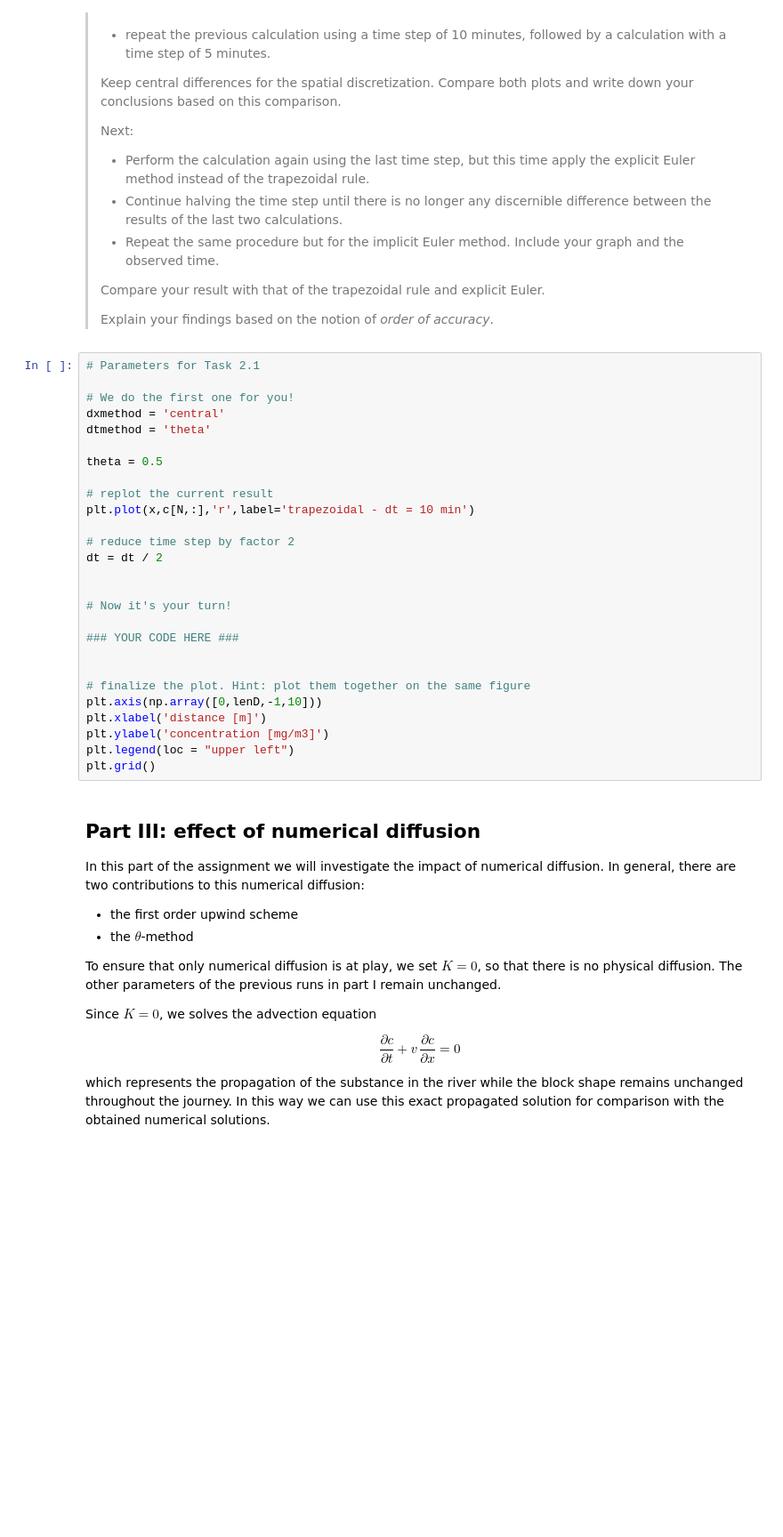
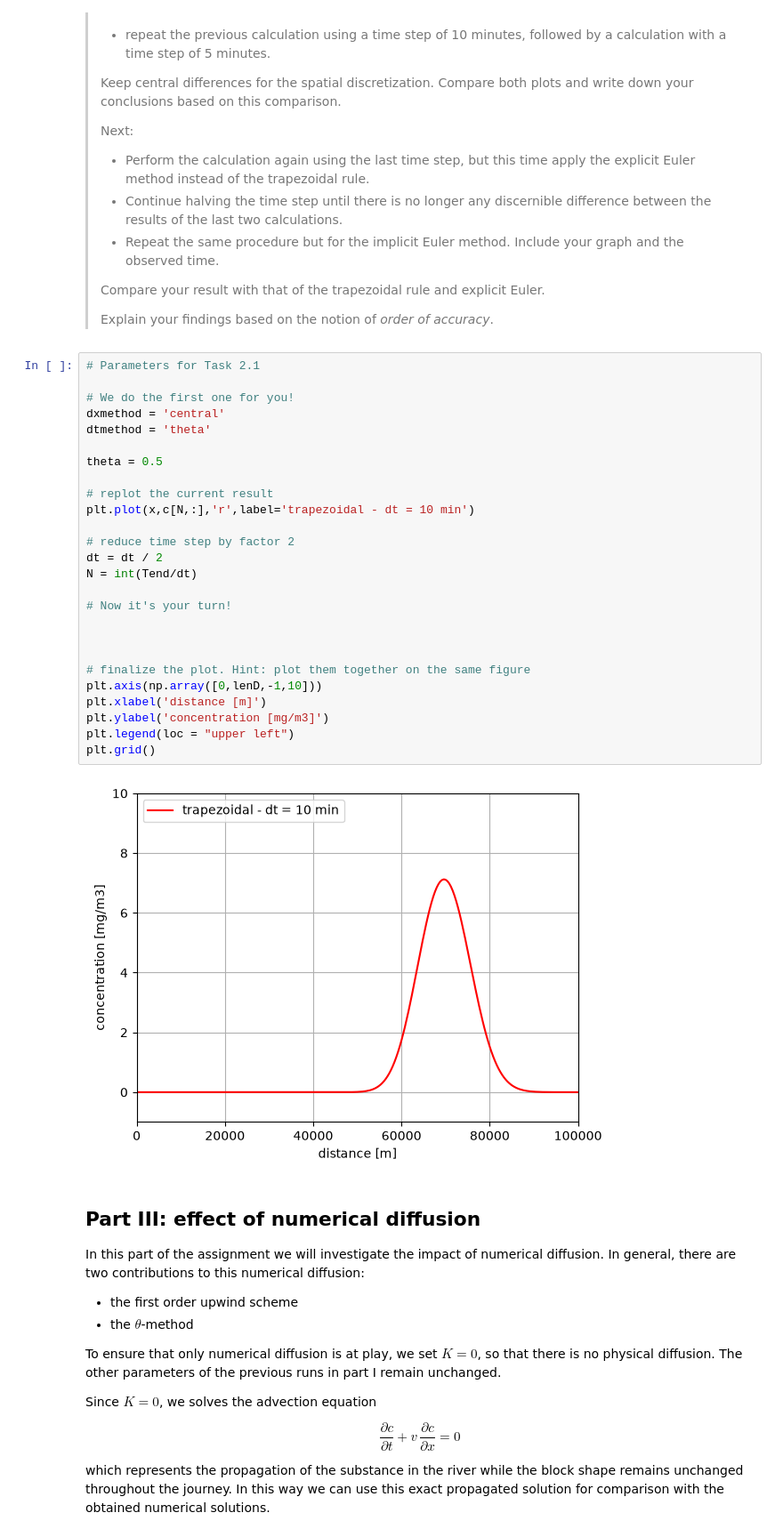
Before and after one commit to lsdegeus/GA2.1, a Jupyter notebook: grp09.ipynb, the cells around one changed output. Shown at 89% size. Cells and saved outputs as stored; diff of their text form; blank space fills up the shorter version.

```diff
--- a/grp09.ipynb
+++ b/grp09.ipynb
@@ -237,30 +242,31 @@ In the remainder of this assignment we will work with these three schemes.
 # %%
 # Parameters for Task 2.1
 
 # We do the first one for you!
 dxmethod = 'central'
 dtmethod = 'theta'
 
 theta = 0.5
 
 # replot the current result
 plt.plot(x,c[N,:],'r',label='trapezoidal - dt = 10 min')
 
 # reduce time step by factor 2
 dt = dt / 2
-
+N = int(Tend/dt)
 
 # Now it's your turn!
 
-### YOUR CODE HERE ###
 
 
 # finalize the plot. Hint: plot them together on the same figure
 plt.axis(np.array([0,lenD,-1,10]))
 plt.xlabel('distance [m]')
 plt.ylabel('concentration [mg/m3]')
 plt.legend(loc = "upper left")
 plt.grid()
+# %% [output]
+[figure, added]
 # %% [markdown]
 ## Part III: effect of numerical diffusion
 
```
Also changed, not shown: parts of 7 cells of this notebook.
